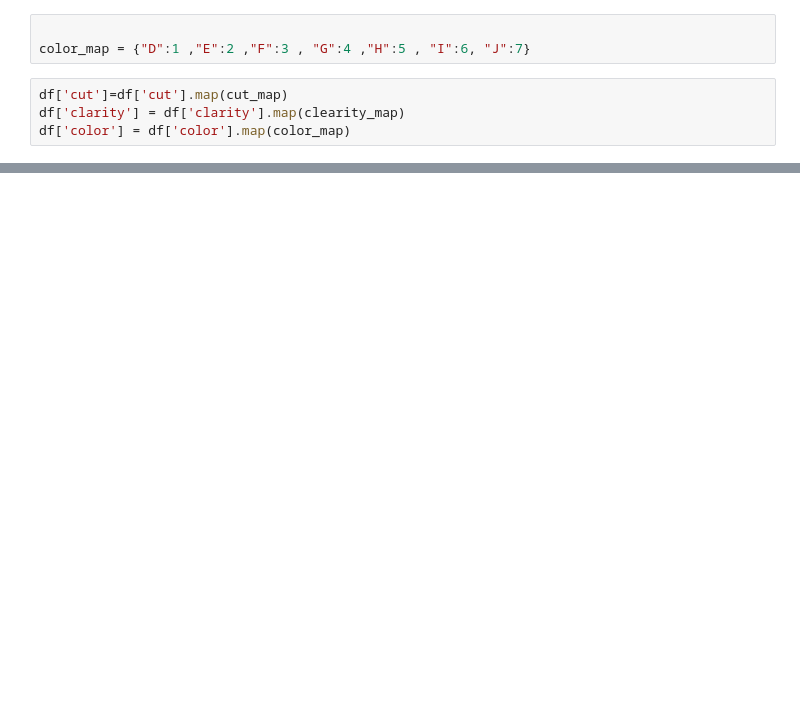
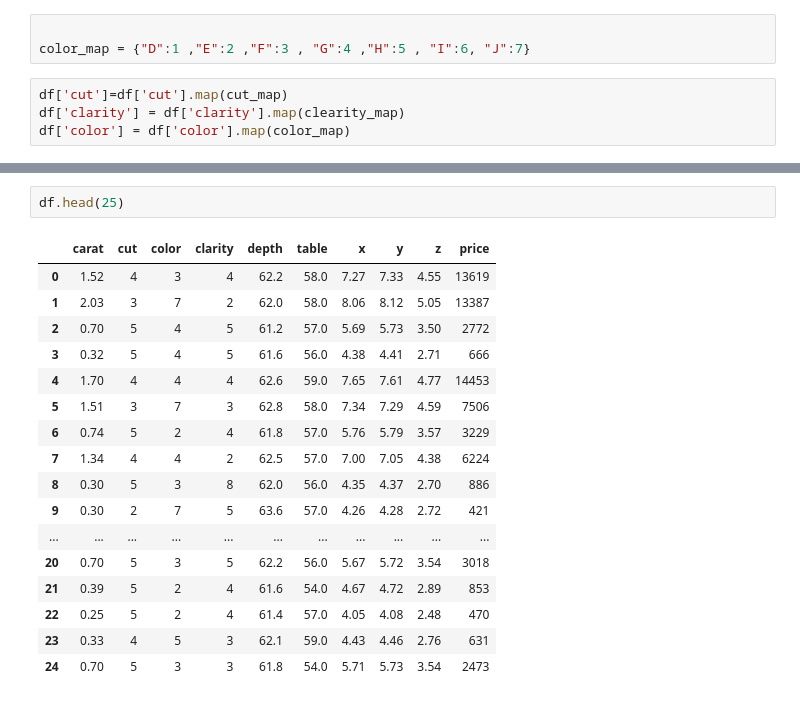
Before and after one commit to sourabhsp23/gemstone_price_predictor, a Jupyter notebook: notebooks/EDA.ipynb, the cells around one changed output, grey strips where cells are left out. Saved outputs shown, nothing was run; the diff lists cells and outputs as text; blank space fills up the shorter version.

```diff
--- a/notebooks/EDA.ipynb
+++ b/notebooks/EDA.ipynb
@@ -225,0 +227,20 @@ df.head()
+# %%
+df.head(25)
+# %% [output]
+|  | carat | cut | color | clarity | depth | table | x | y | z | price |
+| 0 | 1.52 | 4 | 3 | 4 | 62.2 | 58.0 | 7.27 | 7.33 | 4.55 | 13619 |
+| 1 | 2.03 | 3 | 7 | 2 | 62.0 | 58.0 | 8.06 | 8.12 | 5.05 | 13387 |
+| 2 | 0.70 | 5 | 4 | 5 | 61.2 | 57.0 | 5.69 | 5.73 | 3.50 | 2772 |
+| 3 | 0.32 | 5 | 4 | 5 | 61.6 | 56.0 | 4.38 | 4.41 | 2.71 | 666 |
+| 4 | 1.70 | 4 | 4 | 4 | 62.6 | 59.0 | 7.65 | 7.61 | 4.77 | 14453 |
+| 5 | 1.51 | 3 | 7 | 3 | 62.8 | 58.0 | 7.34 | 7.29 | 4.59 | 7506 |
+| 6 | 0.74 | 5 | 2 | 4 | 61.8 | 57.0 | 5.76 | 5.79 | 3.57 | 3229 |
+| 7 | 1.34 | 4 | 4 | 2 | 62.5 | 57.0 | 7.00 | 7.05 | 4.38 | 6224 |
+| 8 | 0.30 | 5 | 3 | 8 | 62.0 | 56.0 | 4.35 | 4.37 | 2.70 | 886 |
+| 9 | 0.30 | 2 | 7 | 5 | 63.6 | 57.0 | 4.26 | 4.28 | 2.72 | 421 |
+| ... | ... | ... | ... | ... | ... | ... | ... | ... | ... | ... |
+| 20 | 0.70 | 5 | 3 | 5 | 62.2 | 56.0 | 5.67 | 5.72 | 3.54 | 3018 |
+| 21 | 0.39 | 5 | 2 | 4 | 61.6 | 54.0 | 4.67 | 4.72 | 2.89 | 853 |
+| 22 | 0.25 | 5 | 2 | 4 | 61.4 | 57.0 | 4.05 | 4.08 | 2.48 | 470 |
+| 23 | 0.33 | 4 | 5 | 3 | 62.1 | 59.0 | 4.43 | 4.46 | 2.76 | 631 |
+| 24 | 0.70 | 5 | 3 | 3 | 61.8 | 54.0 | 5.71 | 5.73 | 3.54 | 2473 |
```
Also changed, not shown: parts of 4 cells of this notebook.
